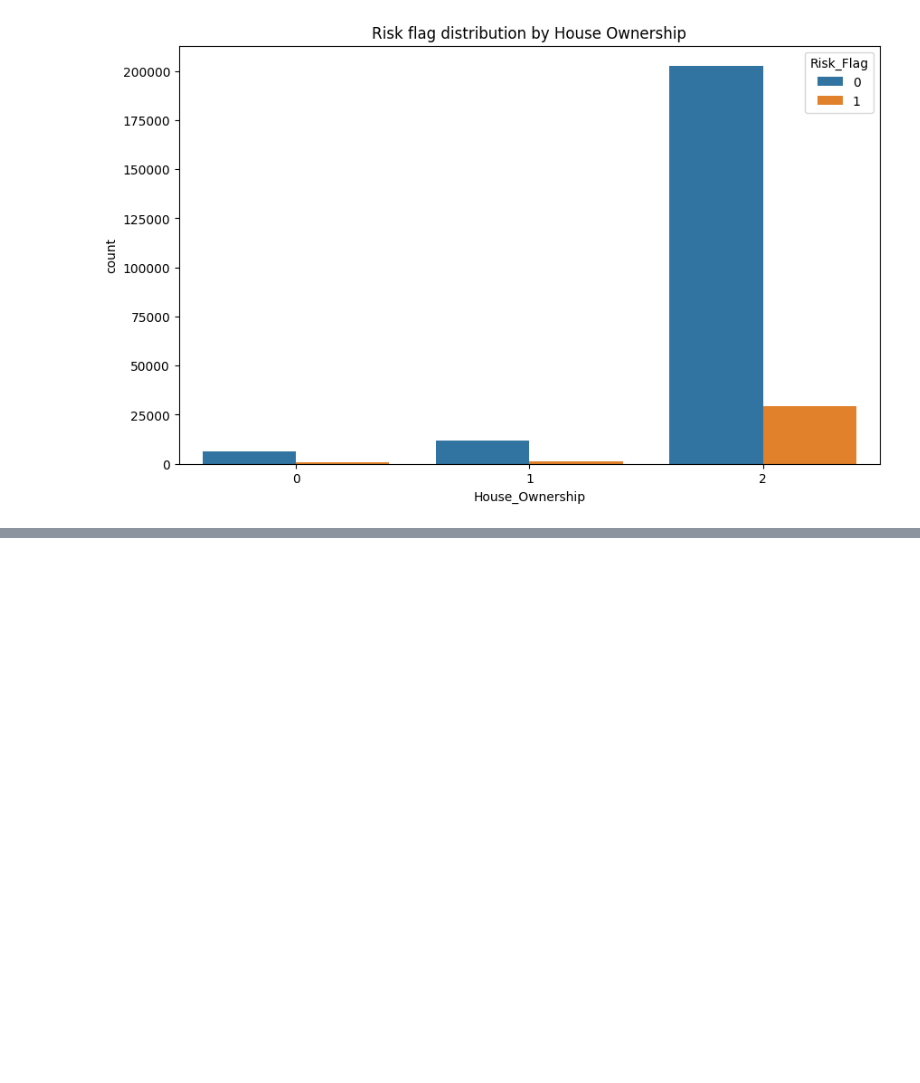
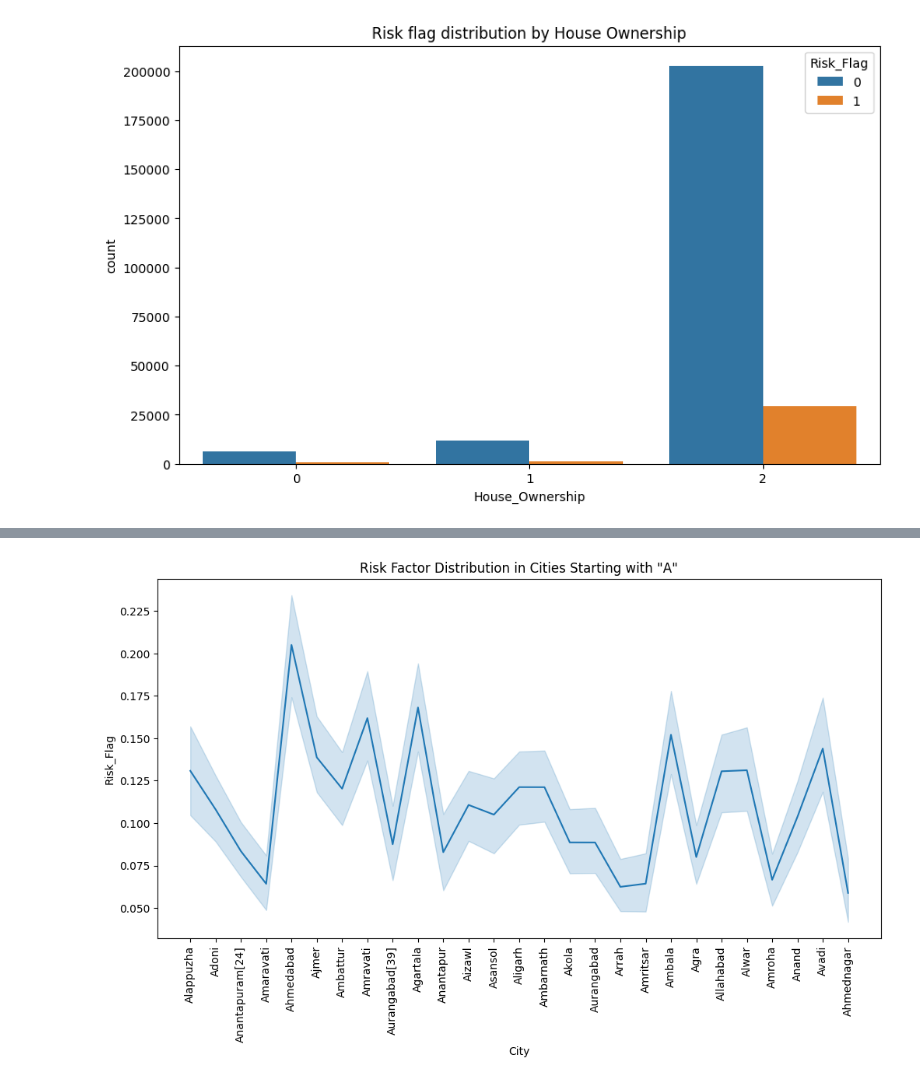
Before and after one commit to muhammadSWE/DIYLoanPredictor, a Jupyter notebook: diy-loan-predictor.ipynb, the cells around one changed output, grey strips where cells are left out. Saved outputs shown, nothing was run; the diff lists cells and outputs as text; code cells hidden in the pictures; blank space fills up the shorter version.

```diff
--- a/diy-loan-predictor.ipynb
+++ b/diy-loan-predictor.ipynb
@@ -174,0 +203,13 @@ plt.show()
+# %%
+cities_starting_with_A = dset[dset['CITY'].str.startswith('A')]
+
+# Plotting
+plt.figure(figsize=(12, 6))  # Adjust width and height as needed
+sns.lineplot(data=cities_starting_with_A, x="CITY", y="Risk_Flag")
+plt.xticks(rotation=90)  # Rotate x-axis labels for better visibility
+plt.xlabel('City')
+plt.ylabel('Risk_Flag')
+plt.title('Risk Factor Distribution in Cities Starting with "A"')
+plt.show()
+# %% [output]
+[figure, added]
```
Also changed, not shown: parts of 5 cells of this notebook.
